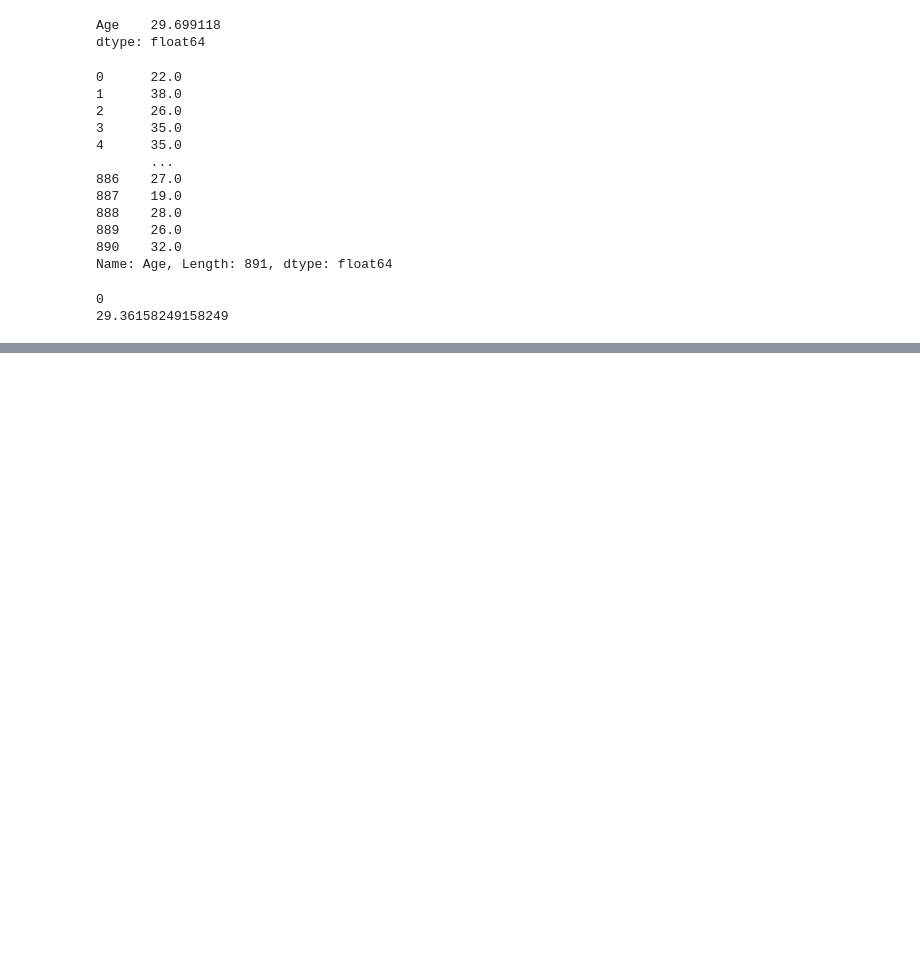
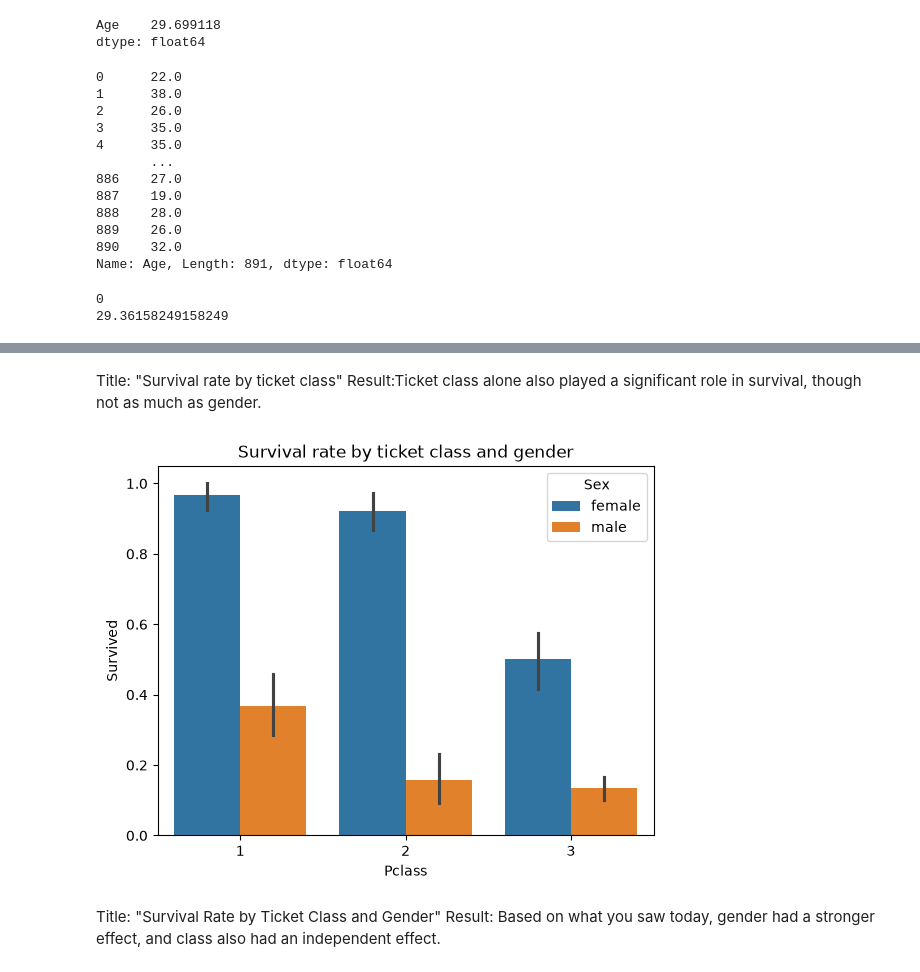
Before and after one commit to kianasharifi9969-svg/titanic-survival-analysis, a Jupyter notebook: titanic.ipynb, the cells around one changed output, grey strips where cells are left out. Saved outputs shown, nothing was run; the diff lists cells and outputs as text; code cells hidden in the pictures; blank space fills up the shorter version.

```diff
--- a/titanic.ipynb
+++ b/titanic.ipynb
@@ -155,0 +174,12 @@ print(df['Age'].mean())
+# %% [markdown]
+Title: "Survival rate by ticket class"
+Result:Ticket class alone also played a significant role in survival, though not as much as gender.
+# %%
+sns.barplot(x='Pclass' ,y='Survived',hue='Sex' ,data=df)
+plt.title('Survival rate by ticket class and gender')
+plt.show()
+# %% [output]
+[figure, added]
+# %% [markdown]
+Title: "Survival Rate by Ticket Class and Gender"
+Result: Based on what you saw today, gender had a stronger effect, and class also had an independent effect.
```
Also changed, not shown: parts of 5 cells of this notebook.
